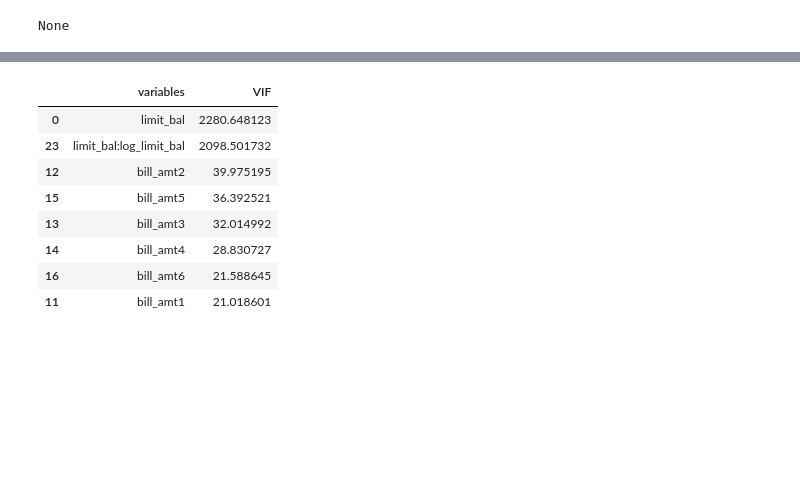
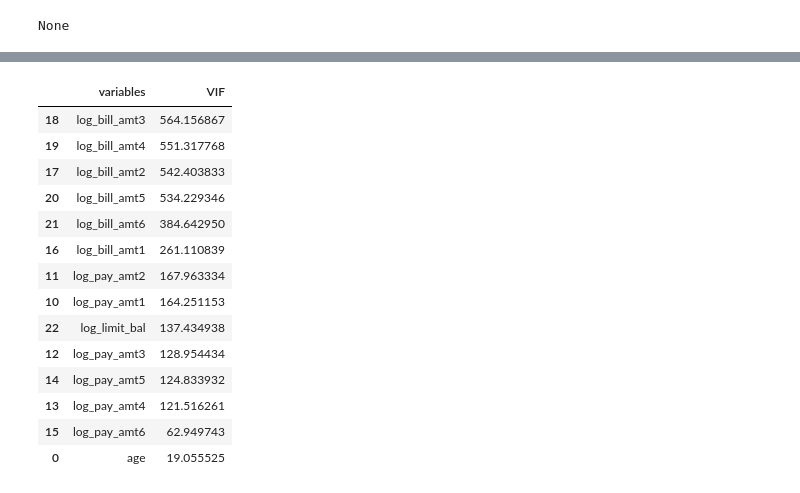
Before and after one commit to thfleming3/Predictive-Modeling-Work, a Jupyter notebook: predict_credit_card_default.ipynb, the cells around one changed output, grey strips where cells are left out. Cells and saved outputs as stored; diff of their text form; code cells hidden in the pictures; blank space fills up the shorter version.

```diff
--- a/predict_credit_card_default.ipynb
+++ b/predict_credit_card_default.ipynb
@@ -152,11 +130 @@ pay_amt2:log_pay_amt2   -4.312e-06   9.75e-07     -4.423      0.000   -6.22e-06
-# %%
-''' Drop insignificant interactions, as identified in Box-Tidwell '''
-
-bt_drop_vars = ["bill_amt3:log_bill_amt3", "pay_amt6:log_pay_amt6",
-                "pay_amt4:log_pay_amt4", "bill_amt2:log_bill_amt2",
-                "bill_amt5:log_bill_amt5", "bill_amt4:log_bill_amt4",
-                "pay_amt3:log_pay_amt3", "pay_amt5:log_pay_amt5"]
-
-X_train.drop(columns=bt_drop_vars, inplace=True)
-X_test.drop(columns=bt_drop_vars, inplace=True)
 # %%
@@ -192,0 +164,18 @@ for var in X_cnst.columns.values:
+# %%
+''' Log the non-linear variables '''
+
+for var in X_train.filter(like='pay_amt').columns.tolist():
+    X_train[var].replace(0, np.nan, inplace=True)
+    X_train[f"log_{var}"] = np.log(X_train[var])
+    X_train.drop(columns=[var], inplace=True)
+
+for var in X_train.filter(like='bill_amt').columns.tolist():
+    X_train[var].replace(0, np.nan, inplace=True)
+    X_train[f"log_{var}"] = np.log(X_train[var])
+    X_train.drop(columns=[var], inplace=True)
+
+X_train["limit_bal"].replace(0, np.nan, inplace=True)
+X_train[f"log_limit_bal"] = np.log(X_train["limit_bal"])
+X_train.drop(columns=["limit_bal"], inplace=True)
+
+print(X_train.info())
@@ -228,22 +271,27 @@ extreme.sort_values("cooks_d", ascending=False)
 
 inf_out = extreme.index.tolist()
 
-X_train.drop(inf_out, inplace=True)
-y_train.drop(inf_out, inplace=True)
+X_train = X_train.loc[~X_train.index.isin(inf_out), :]
+y_train = y_train.loc[~y_train.index.isin(inf_out)]
 # %%
-''' Determine collinear variables with VIF '''
+''' Assumption Check #4: Determine collinear variables with VIF '''
 from toms_custom_functions import calculate_vif
 
-X_vif = X_train.loc[:, ~X_train.columns.isin(["bill_amt1:log_bill_amt1", "bill_amt6:log_bill_amt6",
-                                              "pay_amt1:log_pay_amt1", "pay_amt2:log_pay_amt2"])]
+X_vif = X_train.dropna()
 calculate_vif(X_vif, 10)
 # %% [output]
 |  | variables | VIF |
-| 0 | limit_bal | 2280.648123 |
-| 23 | limit_bal:log_limit_bal | 2098.501732 |
-| 12 | bill_amt2 | 39.975195 |
-| 15 | bill_amt5 | 36.392521 |
-| 13 | bill_amt3 | 32.014992 |
-| 14 | bill_amt4 | 28.830727 |
-| 16 | bill_amt6 | 21.588645 |
-| 11 | bill_amt1 | 21.018601 |
+| 18 | log_bill_amt3 | 564.156867 |
+| 19 | log_bill_amt4 | 551.317768 |
+| 17 | log_bill_amt2 | 542.403833 |
+| 20 | log_bill_amt5 | 534.229346 |
+| 21 | log_bill_amt6 | 384.642950 |
+| 16 | log_bill_amt1 | 261.110839 |
+| 11 | log_pay_amt2 | 167.963334 |
+| 10 | log_pay_amt1 | 164.251153 |
+| 22 | log_limit_bal | 137.434938 |
+| 12 | log_pay_amt3 | 128.954434 |
+| 14 | log_pay_amt5 | 124.833932 |
+| 13 | log_pay_amt4 | 121.516261 |
+| 15 | log_pay_amt6 | 62.949743 |
+| 0 | age | 19.055525 |
```
Also changed, not shown: parts of 12 cells of this notebook.
